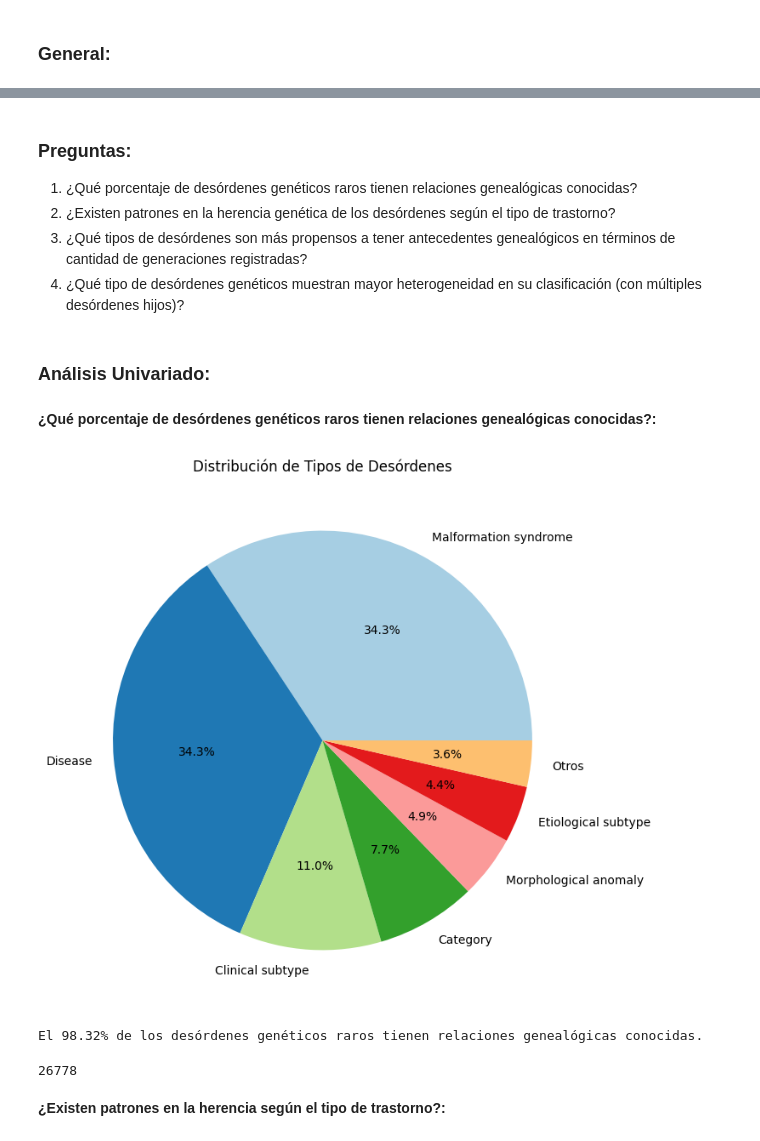
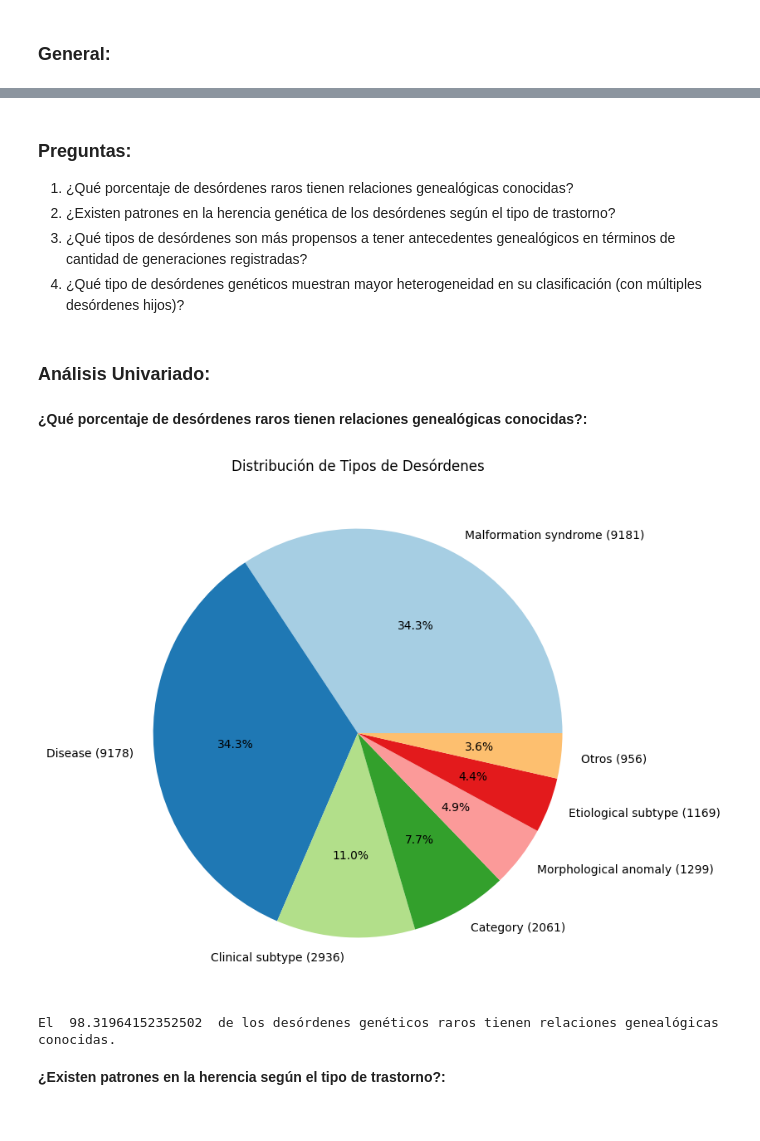
Before and after one commit to felipeduque2411/Classification_disease, a Jupyter notebook: Clasificacion_enfermedades_raras.ipynb, the cells around one changed output, grey strips where cells are left out. Cells and saved outputs as stored; diff of their text form; code cells hidden in the pictures.

```diff
--- a/Clasificacion_enfermedades_raras.ipynb
+++ b/Clasificacion_enfermedades_raras.ipynb
@@ -2229,6 +2343,7 @@ for classification in root.findall('.//Classification'):
 
     var_conteo_classificationNode = 0        #cuenta cuantas clasificaciones
     rama = 1 #Variable para saber en qué rama se encuentra
+    xrama = rama  #Variable auxiliar para saber en qué rama se encuentra
 
     limit_c1 = 0    #limite ciclo1
     limit_c2 = 0    #limite ciclo2
@@ -2274,11 +2389,13 @@ for classification in root.findall('.//Classification'):
         #Movimiento entre ramas preguntando, si tiene hijos
         if v_fija_hijos == 0:  #no tiene hijos
           if rama == 1:  #Es la rama 1
+            xrama=rama
             limit_c1 = v_fija_hijos
             has_parent = False
             parent_orpha_code = 0
             parent_disorder_name = "N/A"
             parent_disorder_type = "N/A"
+            has_children = False
             has_grandparent = False
             grandparent_orpha_code = 0
             grandparent_disorder_name = "N/A"
@@ -2297,12 +2414,14 @@ for classification in root.findall('.//Classification'):
             temp_c1_disorder_type = disorder_type
           else:
             if rama == 2:  #Es la rama 2
+              xrama=rama
               limit_c2 = v_fija_hijos
               if e == limit_c1-1:
                   rama = 1
                   e = 0
               else:
                   e += 1
+              has_children = False
               has_parent = True
               parent_orpha_code = temp_c1_orpha_code
               parent_disorder_name = temp_c1_disorder_name
@@ -2328,12 +2447,14 @@ for classification in root.findall('.//Classification'):
               temp_c1_disorder_type = parent_disorder_type
             else:
               if rama == 3:  #Es la rama 3
+                xrama=rama
                 limit_c3 = v_fija_hijos
                 if i == limit_c2-1:
                   rama = 2
                   i = 0
                 else:
                   i += 1
+                has_children = False
                 has_parent = True
                 parent_orpha_code = temp_c2_orpha_code
                 parent_disorder_name = temp_c2_disorder_name
@@ -2362,12 +2483,14 @@ for classification in root.findall('.//Classification'):
                 temp_c1_disorder_type = grandparent_disorder_type
               else:
                 if rama == 4:  #Es la rama 4
+                  xrama=rama
                   limit_c4 = v_fija_hijos
                   if o == limit_c3-1:
                     rama = 3
                     o = 0
                   else:
                     o += 1
+                  has_children = False
                   has_parent = True
                   parent_orpha_code = temp_c3_orpha_code
                   parent_disorder_name = temp_c3_disorder_name
@@ -2399,12 +2522,14 @@ for classification in root.findall('.//Classification'):
                   temp_c1_disorder_type = parent3_disorder_type
                 else:
                   if rama == 5:  #Es la rama 5
+                    xrama=rama
                     limit_c5 = v_fija_hijos
                     if u == limit_c4-1:
                       rama = 4
                       u = 0
                     else:
                       u += 1
+                    has_children = False
                     has_parent = True
                     parent_orpha_code = temp_c4_orpha_code
                     parent_disorder_name = temp_c4_disorder_name
@@ -2441,7 +2566,9 @@ for classification in root.findall('.//Classification'):
                     break
         else: #si tiene hijos
           if rama == 1:  #Es la rama 1
+            xrama=rama
             limit_c1 = v_fija_hijos
+            has_children = True
             has_parent = False
             parent_orpha_code = 0
             parent_disorder_name = "N/A"
@@ -2465,12 +2592,15 @@ for classification in root.findall('.//Classification'):
             rama = 2
           else:
             if rama == 2:  #Es la rama 2
+              xrama=rama
               limit_c2 = v_fija_hijos
               if e == limit_c1-1:
                 rama = 1
                 e = 0
               else:
                 e += 1
+              xrama=rama
+              has_children = True
               has_parent = True
               parent_orpha_code = temp_c1_orpha_code
               parent_disorder_name = temp_c1_disorder_name
@@ -2497,12 +2627,14 @@ for classification in root.findall('.//Classification'):
               rama = 3
             else:
               if rama == 3:  #Es la rama 3
+                xrama=rama
                 limit_c3 = v_fija_hijos
                 if i == limit_c2-1:
                   rama = 2
                   i = 0
                 else:
                   i += 1
+                has_children = True
                 has_parent = True
                 parent_orpha_code = temp_c2_orpha_code
                 parent_disorder_name = temp_c2_disorder_name
@@ -2532,12 +2664,14 @@ for classification in root.findall('.//Classification'):
                 rama = 4
               else:
                 if rama == 4:  #Es la rama 4
+                  xrama=rama
                   limit_c4 = v_fija_hijos
                   if o == limit_c3-1:
                     rama = 3
                     o = 0
                   else:
                     o += 1
+                  has_children = True
                   has_parent = True
                   parent_orpha_code = temp_c3_orpha_code
                   parent_disorder_name = temp_c3_disorder_name
@@ -2570,12 +2704,14 @@ for classification in root.findall('.//Classification'):
                   rama = 5
                 else:
                   if rama == 5:  #Es la rama 5
+                    xrama=rama
                     limit_c5 = v_fija_hijos
                     if u == limit_c4-1:
                       rama = 4
                       u = 0
                     else:
                       u += 1
+                    has_children = True
                     has_parent = True
                     parent_orpha_code = temp_c4_orpha_code
                     parent_disorder_name = temp_c4_disorder_name
@@ -2621,6 +2757,8 @@ for classification in root.findall('.//Classification'):
           'Expert Link': expert_link,
           'Disorder Name': disorder_name,
           'Disorder Type': disorder_type,
+          'Rama': xrama,
+          'Has Children': has_children,
           'Has Parent': has_parent,
           'Parent ORPHA Code': parent_orpha_code,
           'Parent Disorder Name': parent_disorder_name,
@@ -3173,6 +3289,7 @@ df['Classification Name'] = df['Classification Name'].astype(str)
 df['ORPHA Code'] = df['ORPHA Code'].astype(str)
 df['Disorder Name'] = df['Disorder Name'].astype(str)
 df['Disorder Type'] = df['Disorder Type'].astype(str)
+df['Has Children'] = df['Has Children'].astype(int)
 df['Has Parent'] = df['Has Parent'].astype(int)
 df['Parent Disorder Name'] = df['Parent Disorder Name'].astype(str)
 df['Parent Disorder Type'] = df['Parent Disorder Type'].astype(str)
@@ -3254,32 +3374,36 @@ df.describe(include=('object')).T
 
 
 
-1.   ¿Qué porcentaje de desórdenes genéticos raros tienen relaciones genealógicas conocidas?
+1.   ¿Qué porcentaje de desórdenes raros tienen relaciones genealógicas conocidas?
 2.   ¿Existen patrones en la herencia genética de los desórdenes según el tipo de trastorno?
 3. ¿Qué tipos de desórdenes son más propensos a tener antecedentes genealógicos en términos de cantidad de generaciones registradas?
 4. ¿Qué tipo de desórdenes genéticos muestran mayor heterogeneidad en su clasificación (con múltiples desórdenes hijos)?
 # %% [markdown]
 ### **Análisis Univariado:**
 # %% [markdown]
-**¿Qué porcentaje de desórdenes genéticos raros tienen relaciones genealógicas conocidas?:**
+**¿Qué porcentaje de desórdenes raros tienen relaciones genealógicas conocidas?:**
 # %%
 df_temp = df.copy()
 conteo_tipo = df_temp['Disorder Type'].value_counts()
+
 # Agrupamos los desórdenes con menos de 1000 ocurrencias bajo 'Otros'
 otros = conteo_tipo[conteo_tipo < 1000].sum()  # Suma de todos los desórdenes pequeños
 conteo_agrupado = conteo_tipo[conteo_tipo >= 1000]  # Mantener los que tienen >=1200
 conteo_agrupado['Otros'] = otros  # Agregar la categoría 'Otros'
 
+# Crear etiquetas combinando el nombre y la cantidad
+labels = [f'{name} ({value})' for name, value in zip(conteo_agrupado.index, conteo_agrupado.values)]
+
 fig, ax= plt.subplots(figsize=(8,8))
-ax.pie(conteo_agrupado, labels=conteo_agrupado.index, autopct='%1.1f%%', colors=plt.cm.Paired.colors)
+ax.pie(conteo_agrupado, labels=labels,  autopct='%1.1f%%', colors=plt.cm.Paired.colors)
 ax.set_title('Distribución de Tipos de Desórdenes')
 plt.ylabel('')
 plt.show()
 # %% [output]
-[figure, old version]
+[figure, new version]
 # %%
 # Filtrar desórdenes
-df_disorders_type = df[['Disorder Type','Has Parent','Has GrandParent','Has 3rd Gen','Has 4th Gen','Has 5th Gen','Disorder Name']].copy()
+df_disorders_type = df[['Disorder Type','Has Children','Has Parent','Has GrandParent','Has 3rd Gen','Has 4th Gen','Has 5th Gen','Disorder Name']].copy()
 max_disorders = df_disorders_type.shape[0]
 conteo_generaciones = 0
 df_disorders_type['Has Generations'] = False
@@ -3296,13 +3420,9 @@ for index, row in df_disorders_type.iterrows():
 # Calcular el porcentaje
 percentage_with_relations = (conteo_generaciones * 100)/max_disorders
 
-print(f"El {percentage_with_relations:.2f}% de los desórdenes genéticos raros tienen relaciones genealógicas conocidas.")
+print("El ", percentage_with_relations, " de los desórdenes genéticos raros tienen relaciones genealógicas conocidas.")
 # %% [output]
-El 98.32% de los desórdenes genéticos raros tienen relaciones genealógicas conocidas.
+El  98.31964152352502  de los desórdenes genéticos raros tienen relaciones genealógicas conocidas.
-# %%
-max_disorders
-# %% [output]
-26778
 # %% [markdown]
 **¿Existen patrones en la herencia según el tipo de trastorno?:**
 # %%
```
Also changed, not shown: parts of 32 cells of this notebook, 1 other file.
